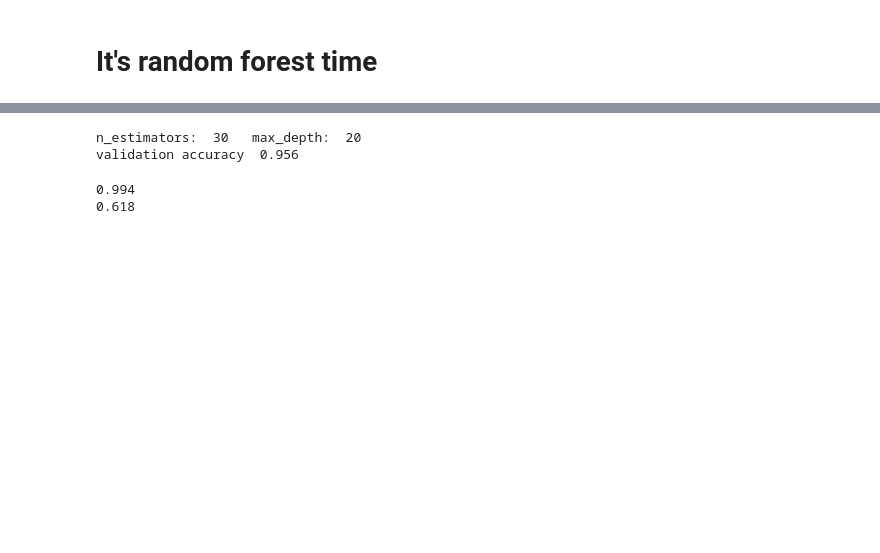
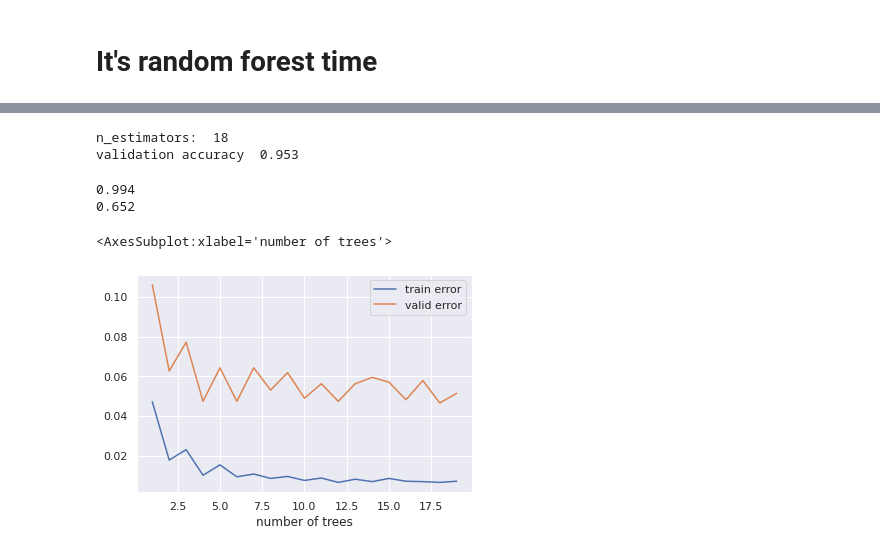
Before and after one commit to rhit-koenignm/CSSE415-CoffeeProject, a Jupyter notebook: PredictingWithTreesBalancedTestSet.ipynb, the cells around one changed output, grey strips where cells are left out. Saved outputs shown, nothing was run; the diff lists cells and outputs as text; code cells hidden in the pictures; blank space fills up the shorter version.

```diff
--- a/PredictingWithTreesBalancedTestSet.ipynb
+++ b/PredictingWithTreesBalancedTestSet.ipynb
@@ -141,16 +174,28 @@ GridSearchCV(estimator=RandomForestClassifier(), n_jobs=-1,
              return_train_score=True)
 # %%
-print('n_estimators: ', rfCV.best_params_['n_estimators'], '  max_depth: ', rfCV.best_params_['max_depth'])
+#print('n_estimators: ', rfCV.best_params_['n_estimators'], '  max_depth: ', rfCV.best_params_['max_depth'])
+print('n_estimators: ', rfCV.best_params_['n_estimators'])
 print('validation accuracy ', rfCV.best_score_.round(3))
 # %% [output]
-n_estimators:  30   max_depth:  20
-validation accuracy  0.956
+n_estimators:  18
+validation accuracy  0.953
 # %%
 # Now let's see how we do
-best_forest = RandomForestClassifier(n_estimators=rfCV.best_params_['n_estimators'],max_depth=rfCV.best_params_['max_depth'])
+# best_forest = RandomForestClassifier(n_estimators=rfCV.best_params_['n_estimators'],max_depth=rfCV.best_params_['max_depth'])
+best_forest = RandomForestClassifier(n_estimators=rfCV.best_params_['n_estimators'],max_depth=25)
 best_forest.fit(X_train, y_train)
 print(best_forest.score(X_train, y_train).round(3))
 print(best_forest.score(X_test, y_test).round(3))
 # %% [output]
 0.994
-0.618
+0.652
+# %%
+results = pd.DataFrame()
+results['number of trees'] = grid['n_estimators']
+results['train error'] = 1 - rfCV.cv_results_['mean_train_score']
+results['valid error'] = 1 - rfCV.cv_results_['mean_test_score']
+ax1 = results.plot.line(x='number of trees', y='train error')
+results.plot.line(x='number of trees', y='valid error', ax=ax1)
+# %% [output]
+<AxesSubplot:xlabel='number of trees'>
+[figure, added]
```
Also changed, not shown: parts of 12 cells of this notebook.
